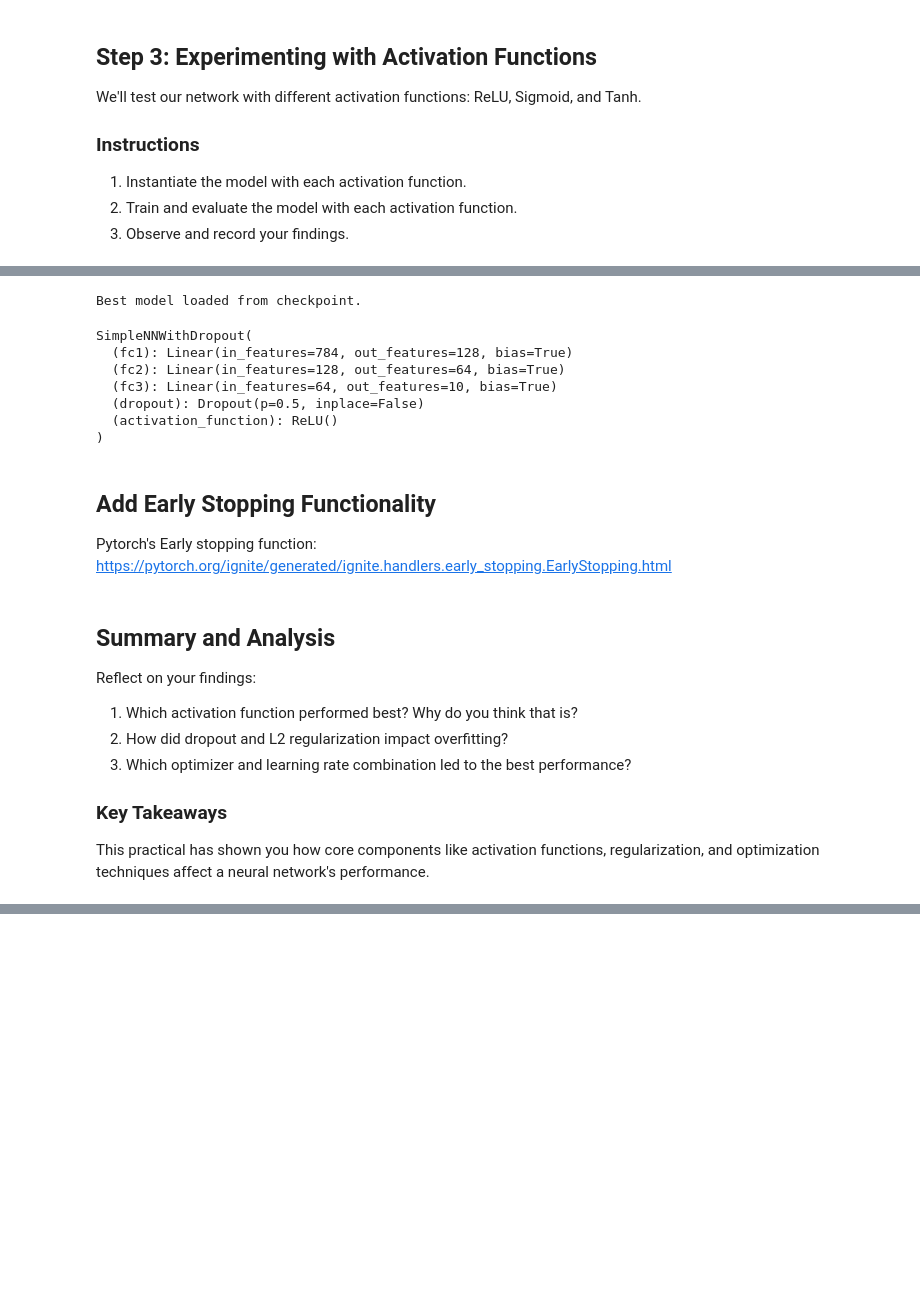
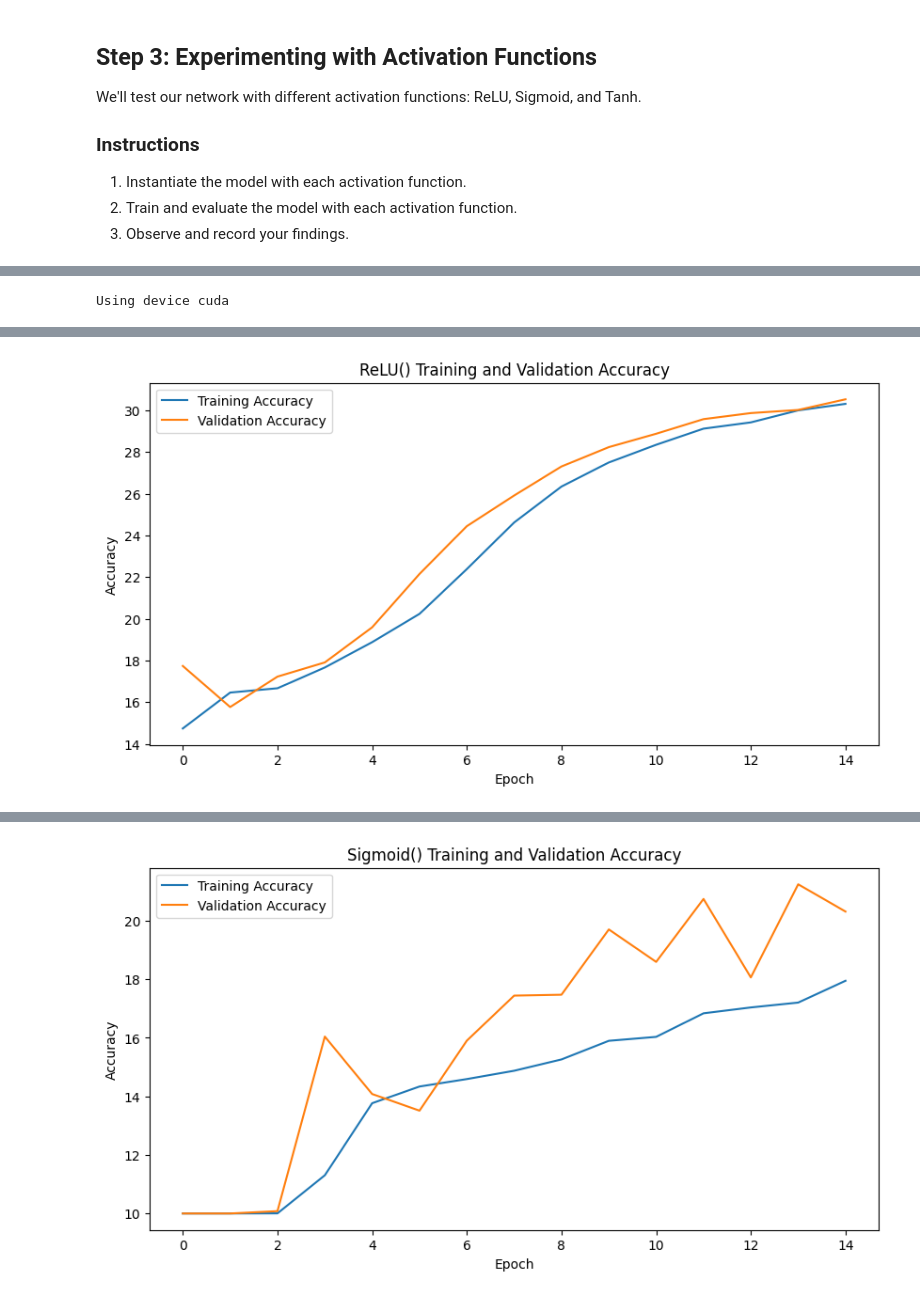
Before and after one commit to gbaydin/ml-iearth-mt2025, a Jupyter notebook: day-4/Building_your_Neural_Network_with_Pytorch.ipynb, the cells around one changed output, grey strips where cells are left out. Drawn from its saved outputs; the diff is of its cells as text; code cells hidden in the pictures; blank space fills up the shorter version.

```diff
--- a/day-4/Building_your_Neural_Network_with_Pytorch.ipynb
+++ b/day-4/Building_your_Neural_Network_with_Pytorch.ipynb
@@ -655,23 +400,0 @@ train_losses, val_losses = train_model(model, criterion, optimizer, train_loader
-# %%
-# Load the best model's state dictionary
-best_model_path = 'best_model.pth'
-model = SimpleNNWithDropout(activation_function=nn.ReLU(), dropout_rate=0.5)
-
-# Load the best model weights
-model.load_state_dict(torch.load(best_model_path))
-print("Best model loaded from checkpoint.")
-
-# Set model to evaluation mode if evaluating
-model.eval()
-# %% [output]
-Best model loaded from checkpoint.
-SimpleNNWithDropout(
-  (fc1): Linear(in_features=784, out_features=128, bias=True)
-  (fc2): Linear(in_features=128, out_features=64, bias=True)
-  (fc3): Linear(in_features=64, out_features=10, bias=True)
-  (dropout): Dropout(p=0.5, inplace=False)
-  (activation_function): ReLU()
-)
-# %% [markdown]
-## Add Early Stopping Functionality
-Pytorch's Early stopping function: https://pytorch.org/ignite/generated/ignite.handlers.early_stopping.EarlyStopping.html
@@ -724,9 +401,40 @@ def train_model(model, criterion, optimizer, train_loader, val_loader, epochs=20
-# %% [markdown]
-## Summary and Analysis
-Reflect on your findings:
-1. Which activation function performed best? Why do you think that is?
-2. How did dropout and L2 regularization impact overfitting?
-3. Which optimizer and learning rate combination led to the best performance?
-
-### Key Takeaways
-This practical has shown you how core components like activation functions, regularization, and optimization techniques affect a neural network's performance.
+# %%
+num_epochs = 15
+learning_rate = 0.001
+print(f'Using device {device}')
+# %% [output]
+Using device cuda
+# %%
+# List of activation functions to test
+activations = [nn.ReLU(), nn.Sigmoid(), nn.Tanh()]
+criterion = nn.CrossEntropyLoss()
+
+for activation in activations:
+    print(f"\nTesting with activation function: {activation}")
+    model = SimpleNN(activation)
+    model = model.to(device)
+    optimizer = optim.SGD(model.parameters(), lr=learning_rate)
+
+    # Start timer
+    start_time = time.time()
+
+    # Train the model
+    train_accuracies, val_accuracies = train_model(model, criterion, optimizer, train_loader, test_loader, device,epochs=num_epochs)
+
+    # Calculate elapsed time
+    end_time = time.time()
+    total_time = end_time - start_time
+
+    # Print total time and accuracy
+    print(f"Total time taken: {total_time:.2f} seconds")
+
+        # Plot training and validation accuracy
+    plt.figure(figsize=(10, 5))
+    plt.plot(train_accuracies, label='Training Accuracy')
+    plt.plot(val_accuracies, label='Validation Accuracy')
+    plt.xlabel('Epoch')
+    plt.ylabel('Accuracy')
+    plt.legend()
+    plt.title('{} Training and Validation Accuracy'.format(activation))
+    plt.show()
+# %% [output]
@@ -732,0 +458 @@ This practical has shown you how core components like activation functions, regu
+[figure, added]
@@ -732,0 +476 @@ This practical has shown you how core components like activation functions, regu
+[figure, added]
```
Also changed, not shown: parts of 49 cells of this notebook, 6 other files.
